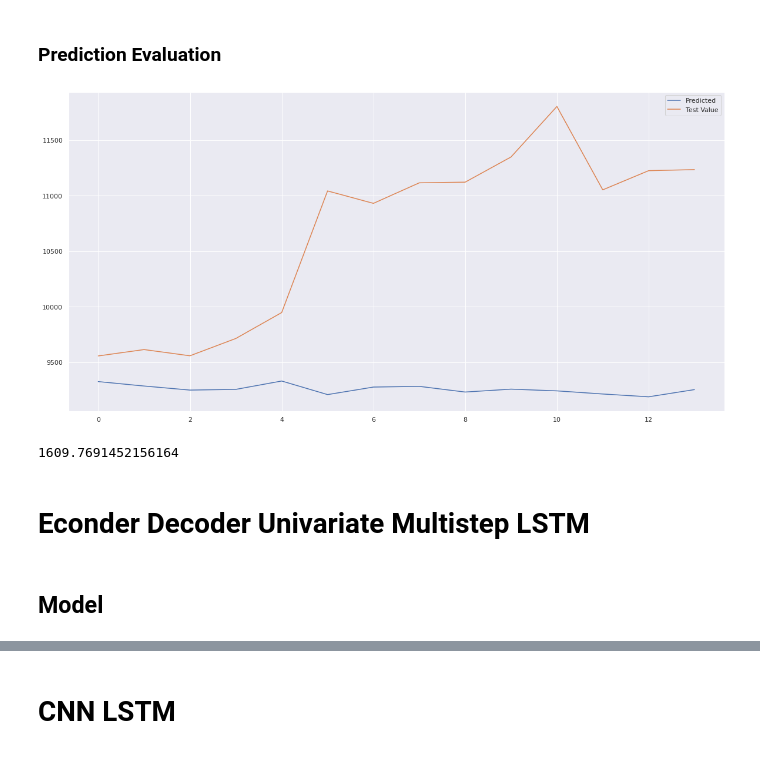
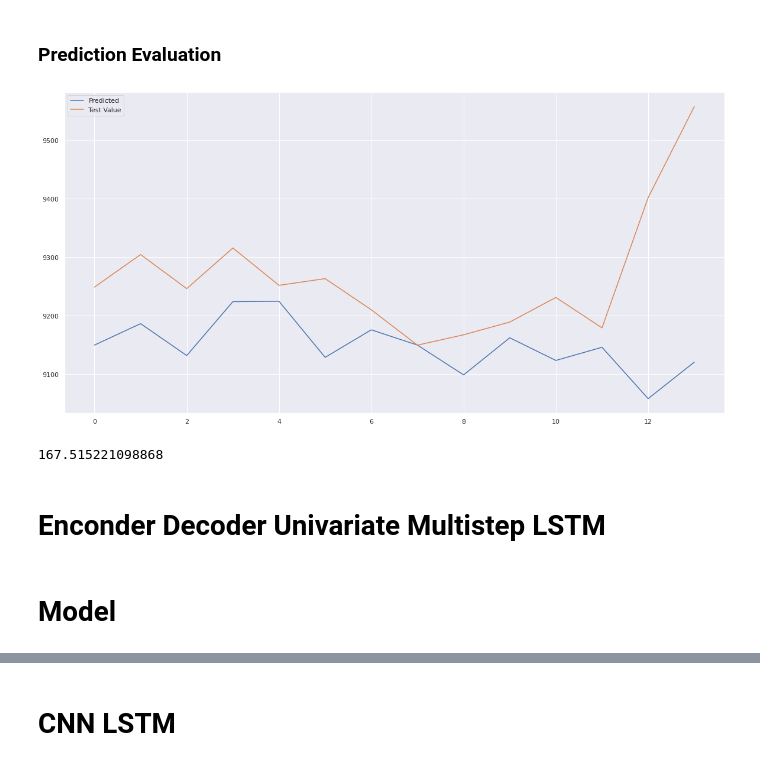
Before and after one commit to DonaldTurton/iLab2, a Jupyter notebook: Multi_Step_LSTM.ipynb, the cells around one changed output, grey strips where cells are left out. Drawn from its saved outputs; the diff is of its cells as text; code cells hidden in the pictures.

```diff
--- a/Multi_Step_LSTM.ipynb
+++ b/Multi_Step_LSTM.ipynb
@@ -82,10 +54,0 @@ raw_seq = list(raw_seq)
-# %%
-# define input sequence
-raw_seq = raw_seq  #?????
-# choose a number of time steps
-n_steps = 14   #N STEPS IN , N STEPS OUT ????!!!!!!!!!!!  IF WE LOOK AT THE OUTPUT, IS ONLY PREDICTING ONE STEP
-# split into samples
-X, y = split_sequence(raw_seq, n_steps)
-# summarize the data
-for i in range(len(X)):
-	print(X[i], y[i])
@@ -118,7 +81,7 @@ len(data)
 # %%
 # We will train on first 1153 and test on last 14, ie, 7 steps in and 7 steps out
-train = data.head(1146) #rob had 1153
-test = data.tail(28)
+train = data[0:1132]
+test = data[1133:1161]
 
 
 train = list(train.BTC_close)
@@ -187,8 +150,8 @@ from keras import optimizers
 
 # define model
 model = Sequential()
-model.add(LSTM(200, activation='relu', return_sequences=True, input_shape=(n_steps_in, n_features)))
-model.add(LSTM(200, activation='relu'))
+model.add(LSTM(50, activation='relu', return_sequences=True, input_shape=(n_steps_in, n_features)))
+model.add(LSTM(50, activation='relu'))
 model.add(Dense(n_steps_out))
 #model.compile(optimizer=optimizer, loss='mse')
 # %%
@@ -262,9 +225,9 @@ plt.show()
 ### Prediction Evaluation
 # %%
 # Create the predictions data frame
-yhat = pd.DataFrame(np.reshape(np.array(model.predict(X_test, verbose=0)), (14,1))) #MODEL OR HISTORY
+yhat_stacked = pd.DataFrame(np.reshape(np.array(model.predict(X_test, verbose=0)), (14,1)))
 
-yhat.columns = ['predictions']
+yhat_stacked.columns = ['predictions']
 # %%
 # Create the test set data frame
 y_test = pd.DataFrame(np.reshape(np.array(y_test), (14,1)))
@@ -272,25 +235,25 @@ y_test = pd.DataFrame(np.reshape(np.array(y_test), (14,1)))
 y_test.columns = ['real']
 # %%
 # Plot the predictions against the truth
-plt.plot(yhat.index, yhat.predictions, label='Predicted')
+plt.plot(yhat_stacked.index, yhat_stacked.predictions, label='Predicted')
 plt.plot(y_test.index, y_test.real,label='Test Value')
 plt.legend()
 plt.show()
 # %% [output]
-[figure, old version]
+[figure, new version]
 # %%
 def rmse(predictions, targets):
     return np.sqrt(((predictions - targets) ** 2).mean())
 
-rmse_val = rmse(yhat.predictions, y_test.real)
+rmse_val = rmse(yhat_stacked.predictions, y_test.real)
 
 rmse_val
 # %% [output]
-1609.7691452156164
+167.515221098868
 # %% [markdown]
-# Econder Decoder Univariate Multistep LSTM
+# Enconder Decoder Univariate Multistep LSTM
 # %% [markdown]
-## Model
+# Model
 # %%
 # univariate multi-step encoder-decoder lstm example
 from numpy import array
```
Also changed, not shown: parts of 35 cells of this notebook.
